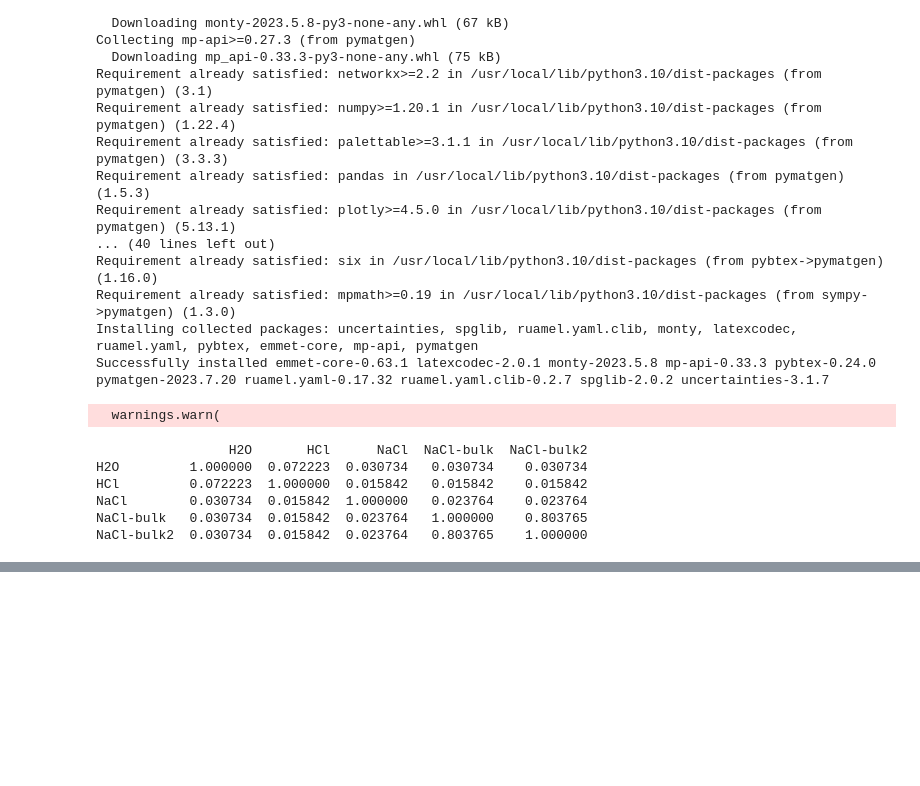
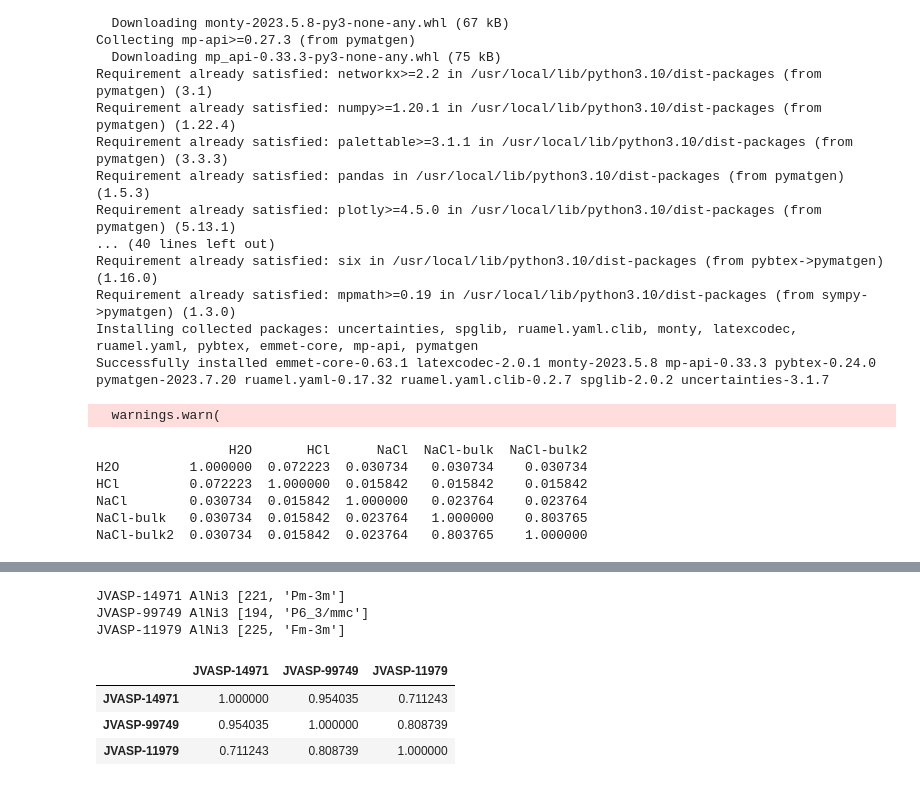
Before and after one commit to JARVIS-Materials-Design/jarvis-tools-notebooks, a Jupyter notebook: jarvis-tools-notebooks/StructureDistance.ipynb, the cells around one changed output, grey strips where cells are left out. Drawn from its saved outputs; the diff is of its cells as text; code cells hidden in the pictures; blank space fills up the shorter version.

```diff
--- a/jarvis-tools-notebooks/StructureDistance.ipynb
+++ b/jarvis-tools-notebooks/StructureDistance.ipynb
@@ -125,0 +205,10 @@ NaCl-bulk2  0.030734  0.015842  0.023764   0.803765    1.000000
+# %%
+get_df(ni3al)
+# %% [output]
+JVASP-14971 AlNi3 [221, 'Pm-3m']
+JVASP-99749 AlNi3 [194, 'P6_3/mmc']
+JVASP-11979 AlNi3 [225, 'Fm-3m']
+|  | JVASP-14971 | JVASP-99749 | JVASP-11979 |
+| JVASP-14971 | 1.000000 | 0.954035 | 0.711243 |
+| JVASP-99749 | 0.954035 | 1.000000 | 0.808739 |
+| JVASP-11979 | 0.711243 | 0.808739 | 1.000000 |
```
Also changed, not shown: parts of 11 cells of this notebook.
